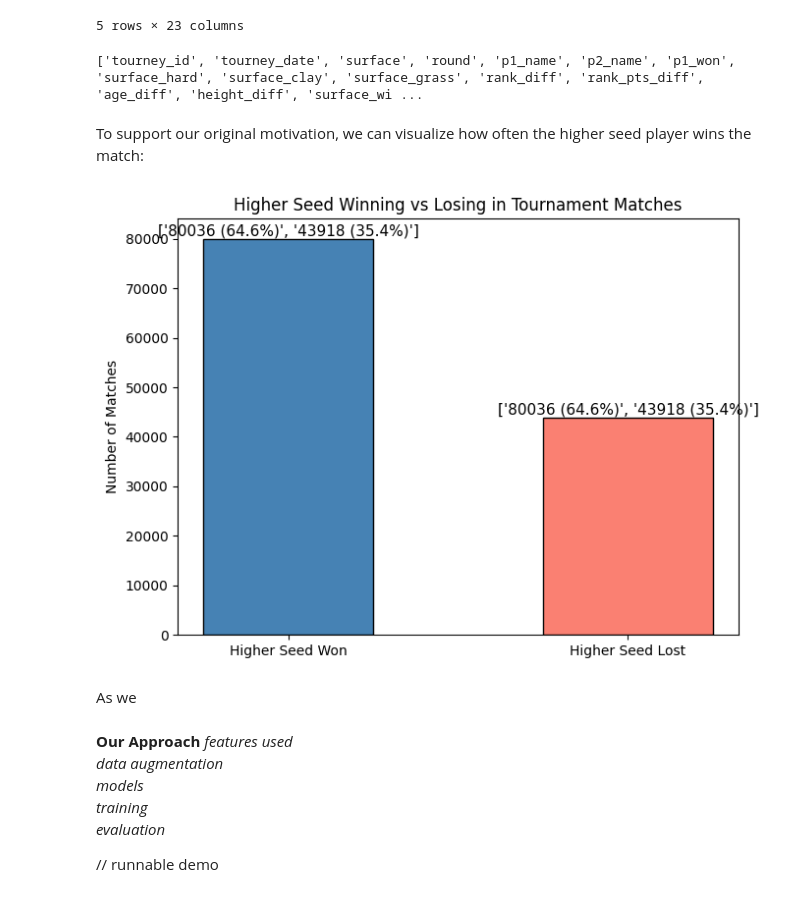
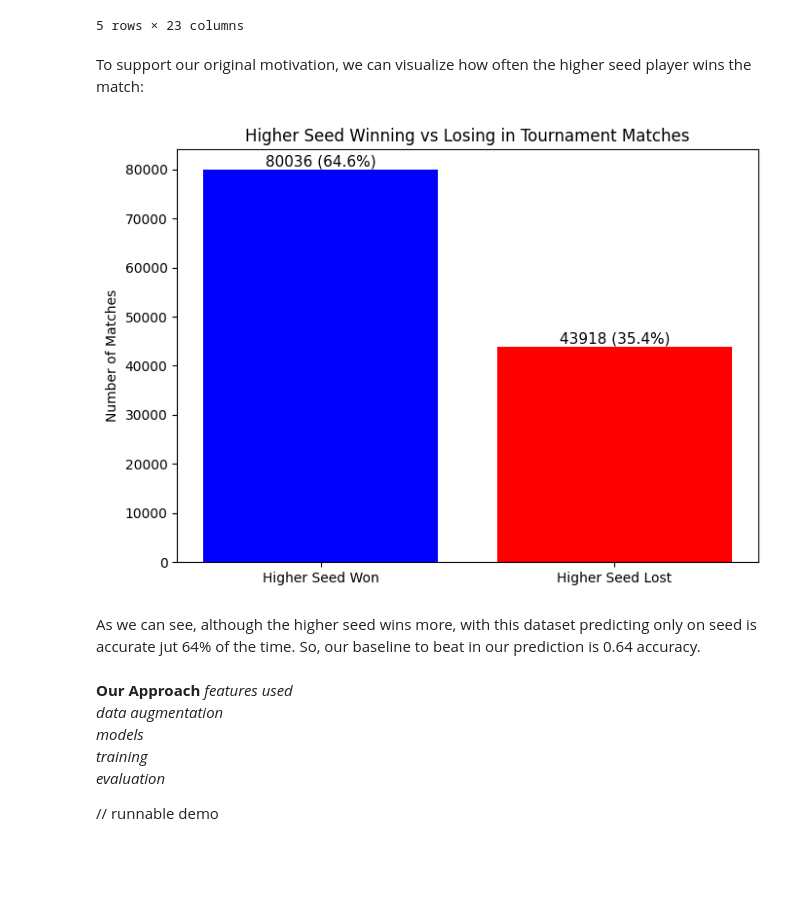
Before and after one commit to CamBitter/RallyRF, a Jupyter notebook: report.ipynb, the cells around one changed output. Saved outputs shown, nothing was run; the diff lists cells and outputs as text; code cells hidden in the pictures; blank space fills up the shorter version.

Commit message:
fixed graph

```diff
--- a/report.ipynb
+++ b/report.ipynb
@@ -109,37 +109,34 @@ df_all_diffs.head()
 | 3 | 2000-338 | 20000110 | Hard | R32 | Slava Dosedel | Mark Woodforde | 1 | 1 | 0 | ... |
 | 4 | 2000-301 | 20000110 | Hard | R32 | Sjeng Schalken | Goran Ivanisevic | 1 | 1 | 0 | ... |
 5 rows × 23 columns
-# %%
-print(df_all_diffs.columns.tolist())
-# %% [output]
-['tourney_id', 'tourney_date', 'surface', 'round', 'p1_name', 'p2_name', 'p1_won', 'surface_hard', 'surface_clay', 'surface_grass', 'rank_diff', 'rank_pts_diff', 'age_diff', 'height_diff', 'surface_wi ...
 # %% [markdown]
 To support our original motivation, we can visualize how often the higher seed player wins the match:
 # %%
 higher_seed_wins = (df_no_diffs['p1_rank'] < df_no_diffs['p2_rank']) & (df_no_diffs['p1_won'] == 1) | \
                    (df_no_diffs['p2_rank'] < df_no_diffs['p1_rank']) & (df_no_diffs['p1_won'] == 0)
 
 counts = higher_seed_wins.value_counts()
 labels = ['Higher Seed Won', 'Higher Seed Lost']
 values = [counts.get(True, 0), counts.get(False, 0)]
 total = sum(values)
 bar_labels = [f"{v} ({v/total*100:.1f}%)" for v in values]
 
 plt.figure(figsize=(7, 5))
-bars = plt.bar(labels, values, color=['steelblue', 'salmon'], edgecolor='black', width=0.5)
+bars = plt.bar(labels, values, color=['blue', 'red'])
+
 
 for bar, val, label in zip(bars, values, bar_labels):
     plt.text(bar.get_x() + bar.get_width() / 2, bar.get_height() + 20,
              label, ha='center', va='bottom', fontsize=11)
 
 plt.title('Higher Seed Winning vs Losing in Tournament Matches')
 plt.ylabel('Number of Matches')
 plt.tight_layout()
 plt.show()
 # %% [output]
-[figure, old version]
+[figure, new version]
 # %% [markdown]
-As we
+As we can see, although the higher seed wins more, with this dataset predicting only on seed is accurate jut 64% of the time. So, our baseline to beat in our prediction is 0.64 accuracy.
 # %% [markdown]
 **Our Approach**
 *features used*
```
